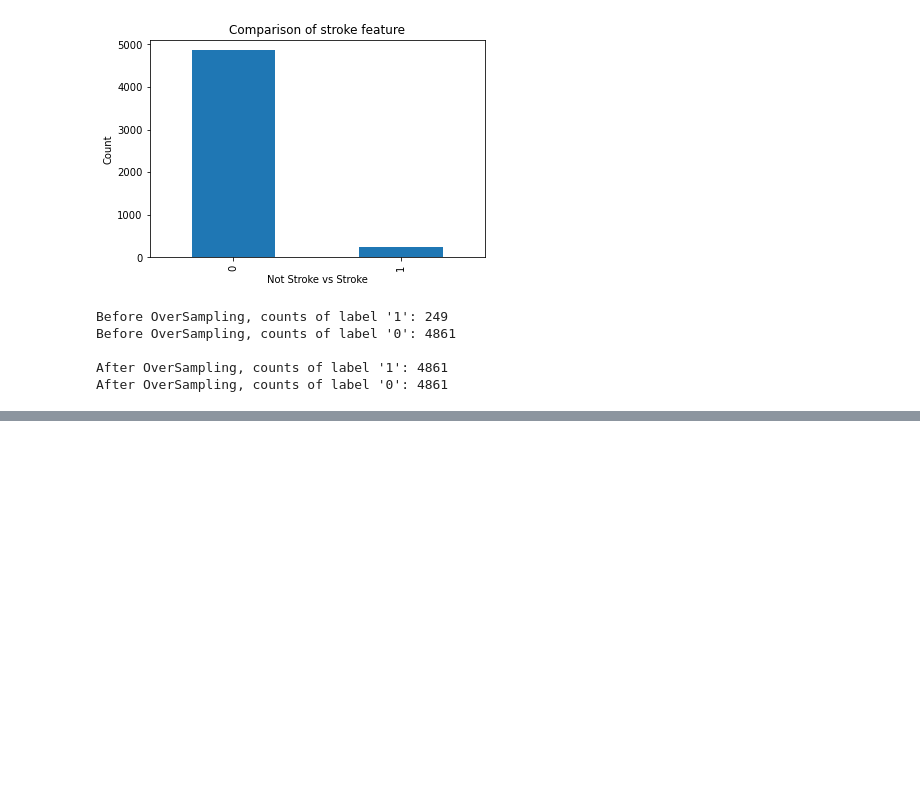
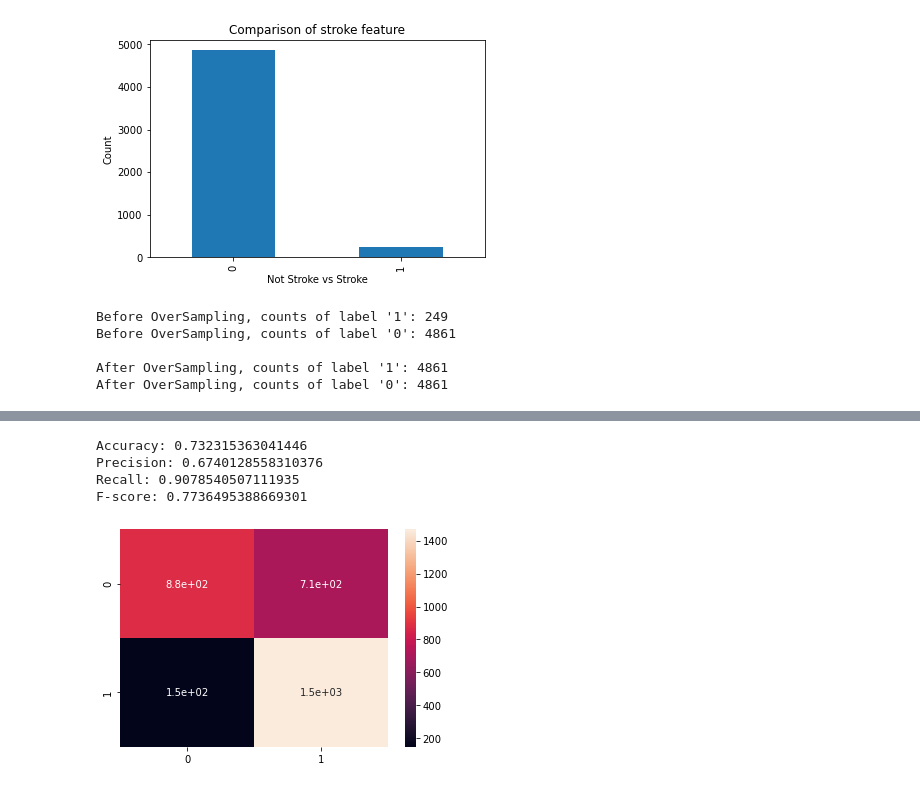
Before and after one commit to sallahbaksh/Stroke-EDA-Predictor, a Jupyter notebook: RandomForest.ipynb, the cells around one changed output, grey strips where cells are left out. Cells and saved outputs as stored; diff of their text form; code cells hidden in the pictures; blank space fills up the shorter version.

```diff
--- a/RandomForest.ipynb
+++ b/RandomForest.ipynb
@@ -196,3 +198,30 @@ F-score: 0.0
+# %%
+def random_forest(all_data, attributes, n_trees, n_bootstrap, n_features):
+    return [id3(all_data.sample(n_bootstrap), attributes, random_subspace=n_features) for _ in range(n_trees)]
+
+
+def classify_rf(all_data, roots):
+    return pd.DataFrame(
+        {
+            f'tree_{i}': all_data.apply(classify_id3, axis=1, args=(roots[i],)) for i in range(len(roots))
+        }).mode(axis=1)[0]
+
+
+forest = random_forest(all_data_train, X.columns, 10, 4000, 3)
+# %%
+y_pred = classify_rf(all_data_test, forest)
+print(f'Accuracy: {accuracy_score(y_test, y_pred)}')
+print(f'Precision: {precision_score(y_test, y_pred)}')
+print(f'Recall: {recall_score(y_test, y_pred)}')
+print(f'F-score: {f1_score(y_test, y_pred)}')
+sns.heatmap(confusion_matrix(y_test, y_pred), annot=True)
+plt.show()
+# %% [output]
+Accuracy: 0.732315363041446
+Precision: 0.6740128558310376
+Recall: 0.9078540507111935
+F-score: 0.7736495388669301
+[figure, added]
 # %%
 rf = RandomForestClassifier(class_weight='balanced', criterion='entropy')
 rf.fit(X_train, y_train)
```
Also changed, not shown: parts of 8 cells of this notebook.
